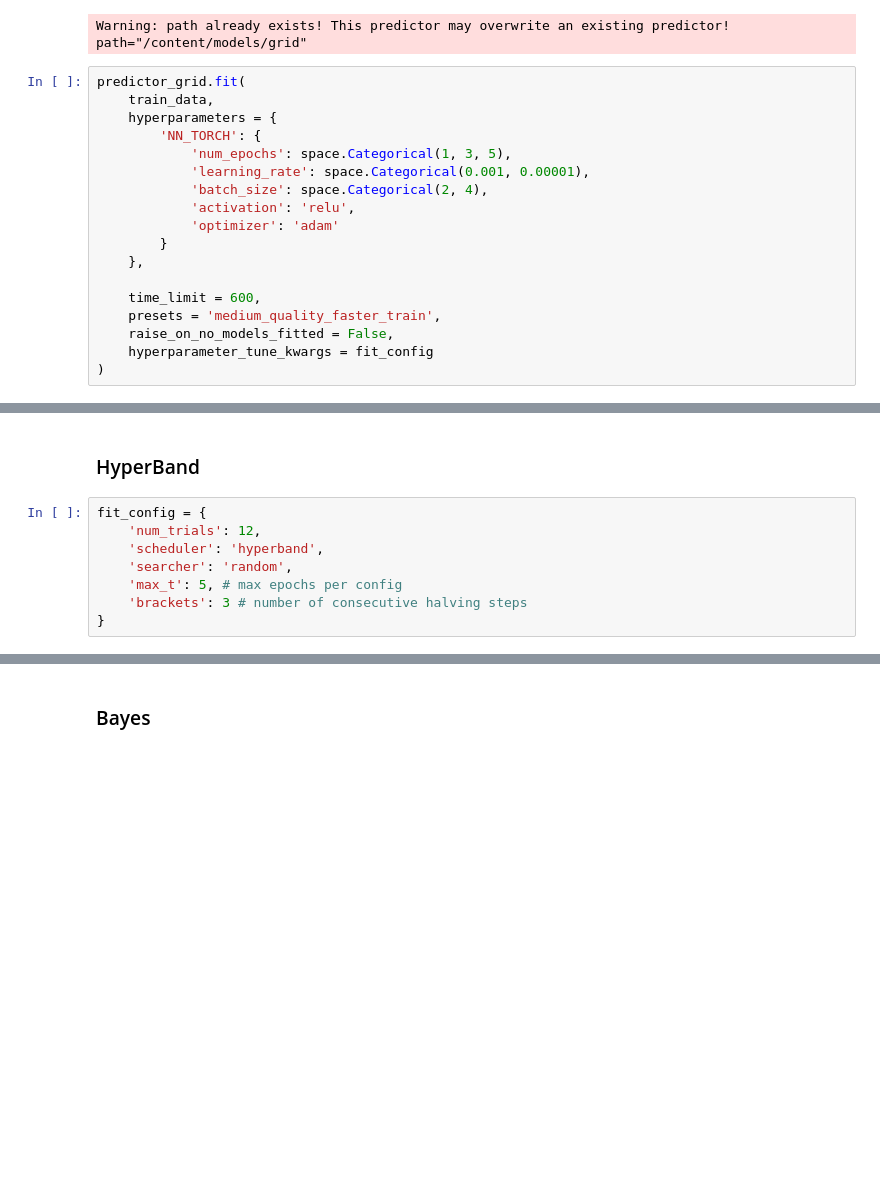
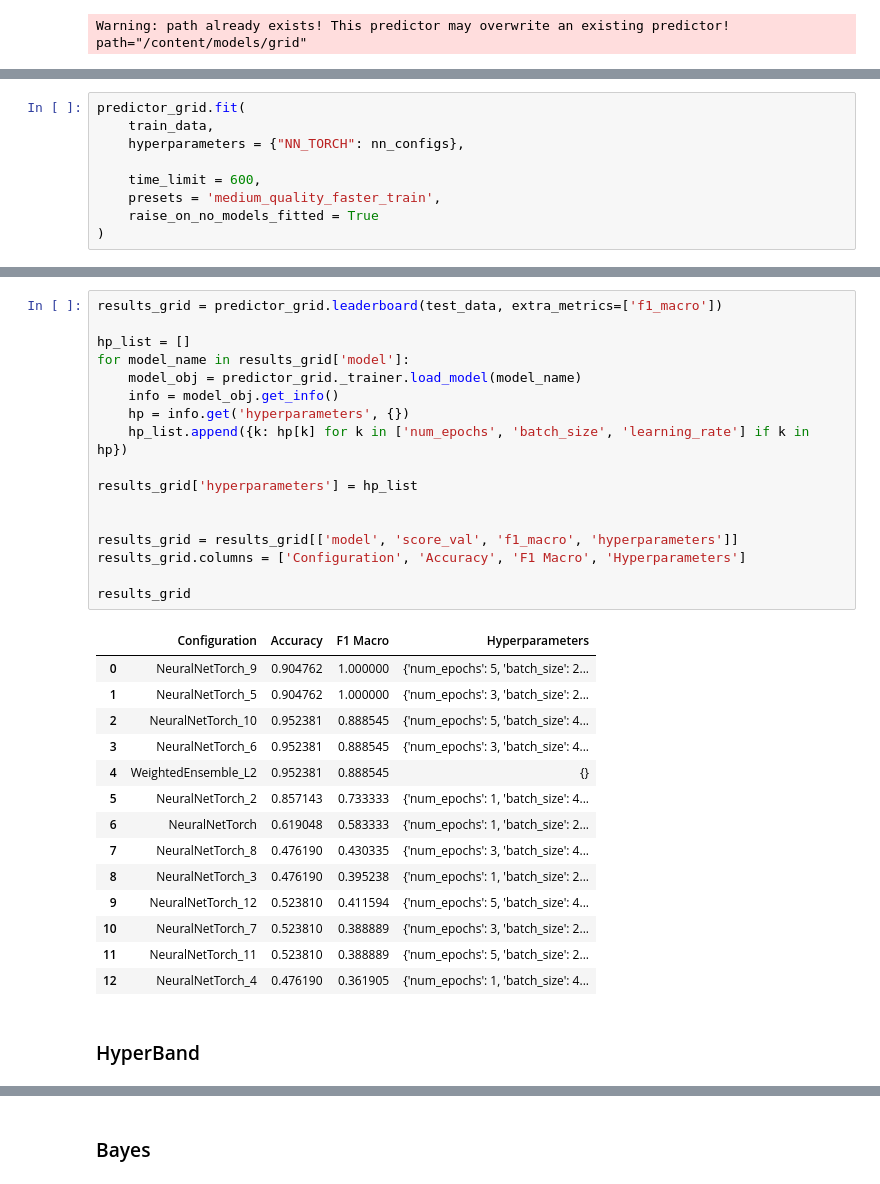
Before and after one commit to nikhil-405/stt-ai-06, a Jupyter notebook: section_02.ipynb, the cells around one changed output, grey strips where cells are left out. Drawn from its saved outputs; the diff is of its cells as text; blank space fills up the shorter version.

```diff
--- a/section_02.ipynb
+++ b/section_02.ipynb
@@ -474,21 +513,3 @@ predictor_grid = TabularPredictor(
 )
 # %% [output]
 Warning: path already exists! This predictor may overwrite an existing predictor! path="/content/models/grid"
-# %%
-predictor_grid.fit(
-    train_data,
-    hyperparameters = {
-        'NN_TORCH': {
-            'num_epochs': space.Categorical(1, 3, 5),
-            'learning_rate': space.Categorical(0.001, 0.00001),
-            'batch_size': space.Categorical(2, 4),
-            'activation': 'relu',
-            'optimizer': 'adam'
-        }
-    },
-
-    time_limit = 600,
-    presets = 'medium_quality_faster_train',
-    raise_on_no_models_fitted = False,
-    hyperparameter_tune_kwargs = fit_config
-)
@@ -513,0 +516,9 @@ TabularPredictor saved. To load, use: predictor = TabularPredictor.load("/conten
+# %%
+predictor_grid.fit(
+    train_data,
+    hyperparameters = {"NN_TORCH": nn_configs},
+
+    time_limit = 600,
+    presets = 'medium_quality_faster_train',
+    raise_on_no_models_fitted = True
+)
@@ -530,10 +596,34 @@ TabularPredictor saved. To load, use: predictor = TabularPredictor.load("/conten
+# %%
+results_grid = predictor_grid.leaderboard(test_data, extra_metrics=['f1_macro'])
+
+hp_list = []
+for model_name in results_grid['model']:
+    model_obj = predictor_grid._trainer.load_model(model_name)
+    info = model_obj.get_info()
+    hp = info.get('hyperparameters', {})
+    hp_list.append({k: hp[k] for k in ['num_epochs', 'batch_size', 'learning_rate'] if k in hp})
+
+results_grid['hyperparameters'] = hp_list
+
+
+results_grid = results_grid[['model', 'score_val', 'f1_macro', 'hyperparameters']]
+results_grid.columns = ['Configuration', 'Accuracy', 'F1 Macro', 'Hyperparameters']
+
+results_grid
+# %% [output]
+|  | Configuration | Accuracy | F1 Macro | Hyperparameters |
+| 0 | NeuralNetTorch_9 | 0.904762 | 1.000000 | {'num_epochs': 5, 'batch_size': 2... |
+| 1 | NeuralNetTorch_5 | 0.904762 | 1.000000 | {'num_epochs': 3, 'batch_size': 2... |
+| 2 | NeuralNetTorch_10 | 0.952381 | 0.888545 | {'num_epochs': 5, 'batch_size': 4... |
+| 3 | NeuralNetTorch_6 | 0.952381 | 0.888545 | {'num_epochs': 3, 'batch_size': 4... |
+| 4 | WeightedEnsemble_L2 | 0.952381 | 0.888545 | {} |
+| 5 | NeuralNetTorch_2 | 0.857143 | 0.733333 | {'num_epochs': 1, 'batch_size': 4... |
+| 6 | NeuralNetTorch | 0.619048 | 0.583333 | {'num_epochs': 1, 'batch_size': 2... |
+| 7 | NeuralNetTorch_8 | 0.476190 | 0.430335 | {'num_epochs': 3, 'batch_size': 4... |
+| 8 | NeuralNetTorch_3 | 0.476190 | 0.395238 | {'num_epochs': 1, 'batch_size': 2... |
+| 9 | NeuralNetTorch_12 | 0.523810 | 0.411594 | {'num_epochs': 5, 'batch_size': 4... |
+| 10 | NeuralNetTorch_7 | 0.523810 | 0.388889 | {'num_epochs': 3, 'batch_size': 2... |
+| 11 | NeuralNetTorch_11 | 0.523810 | 0.388889 | {'num_epochs': 5, 'batch_size': 2... |
+| 12 | NeuralNetTorch_4 | 0.476190 | 0.361905 | {'num_epochs': 1, 'batch_size': 4... |
 # %% [markdown]
 ### HyperBand
-# %%
-fit_config = {
-    'num_trials': 12,
-    'scheduler': 'hyperband',
-    'searcher': 'random',
-    'max_t': 5, # max epochs per config
-    'brackets': 3 # number of consecutive halving steps
-}
```
Also changed, not shown: parts of 27 cells of this notebook.
